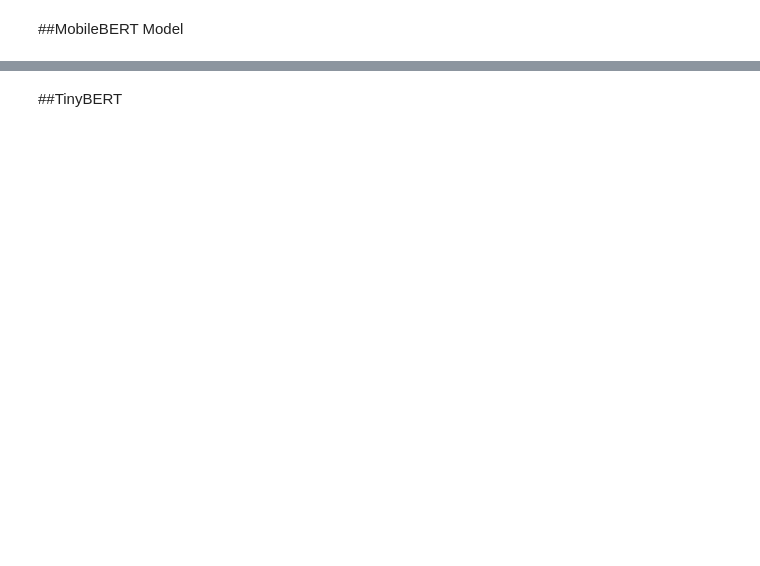
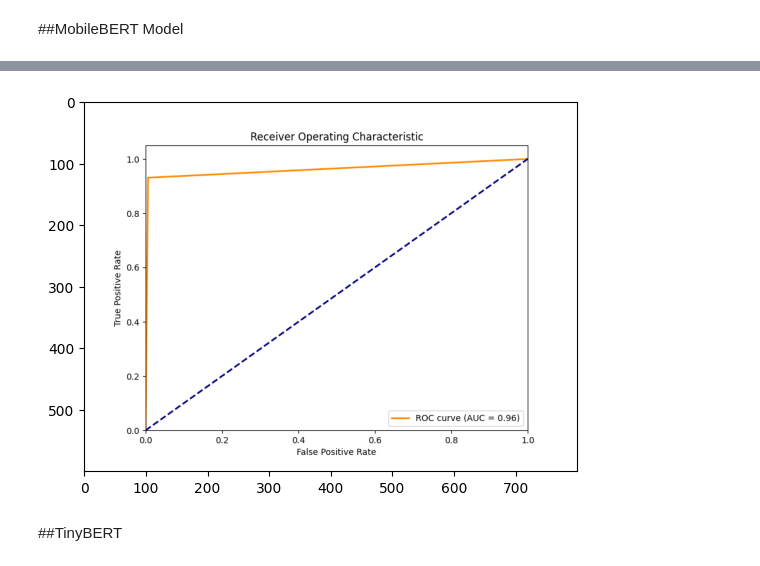
Before and after one commit to mirzaazwad/TYMBert, a Jupyter notebook: BERT_baseModel_evaluation_for_SMS_SPAM_classification_BERT_TinyBERT_MobileBERT.ipynb, the cells around one changed output, grey strips where cells are left out. Drawn from its saved outputs; the diff is of its cells as text; code cells hidden in the pictures; blank space fills up the shorter version.

Commit message:
Modified BERT Evaluation Test Notebooks

```diff
--- a/BERT_baseModel_evaluation_for_SMS_SPAM_classification_BERT_TinyBERT_MobileBERT.ipynb
+++ b/BERT_baseModel_evaluation_for_SMS_SPAM_classification_BERT_TinyBERT_MobileBERT.ipynb
@@ -8,12 +28,12 @@ from datasets import load_dataset
 from tqdm import tqdm
 
 # Load dataset from CSV using datasets library with encoding specified
-dataset = load_dataset("csv", data_files="spam.csv", encoding="latin-1")
+dataset = load_dataset("csv", data_files="/content/super_sms_dataset.csv", encoding="latin-1")
 
 # Correct the preprocessing function and apply with batched=True
 def preprocess_function(examples):
     # Process labels correctly by checking each string in 'v1'
-    examples["label"] = [1 if lbl == "spam" else 0 for lbl in examples["v1"]]
+    examples["label"] = [1 if lbl == "spam" else 0 for lbl in examples["Labels"]]
     return examples
 
 # Apply preprocessing to the dataset with batched=True
@@ -69,24 +97,3 @@ To enable the following instructions: AVX2 FMA, in other operations, rebuild Ten
 # %%
 import torch
 device = torch.device("cuda" if torch.cuda.is_available() else "cpu")
-# %%
-# Define the compute_metrics function to calculate precision, recall, and F1 score
-import numpy as np
-import evaluate
-
-def compute_metrics(eval_pred):
-    """Calculate precision, recall, and F1 score."""
-    logits, labels = eval_pred
-    predictions = np.argmax(logits, axis=-1)
-
-    # Load the metric modules
-    precision_metric = evaluate.load("precision")
-    recall_metric = evaluate.load("recall")
-    f1_metric = evaluate.load("f1")
-
-    # Compute the metrics
-    precision = precision_metric.compute(predictions=predictions, references=labels)["precision"]
-    recall = recall_metric.compute(predictions=predictions, references=labels)["recall"]
-    f1 = f1_metric.compute(predictions=predictions, references=labels)["f1"]
-
-    return {"precision": precision, "recall": recall, "f1": f1}
@@ -165,7 +265,7 @@ training_args = TrainingArguments(
    learning_rate=2e-5,
    per_device_train_batch_size=16,
    per_device_eval_batch_size=16,
-   num_train_epochs=1,
+   num_train_epochs=3,
    weight_decay=0.01,
    save_strategy="epoch",
    report_to="none"
@@ -187,0 +305,5 @@ trainer.evaluate()
+# %%
+results = trainer.predict(tokenized_test)
+
+# Generate ROC curve
+probs = softmax(results.predictions, axis=1)[:, 1]
@@ -188,3 +312,10 @@ trainer.evaluate()
+# %%
+import matplotlib.pyplot as plt
+plot_roc_curve(results.label_ids, probs)
+plt.imshow(plt.imread('roc_curve.png'))
+plt.show()
+# %% [output]
+[figure, added]
 # %% [markdown]
 ##TinyBERT
 # %%
```
Also changed, not shown: parts of 27 cells of this notebook, 1 other file.
